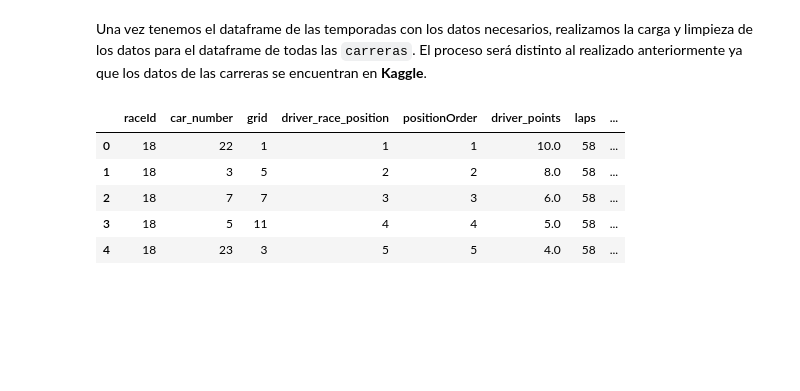
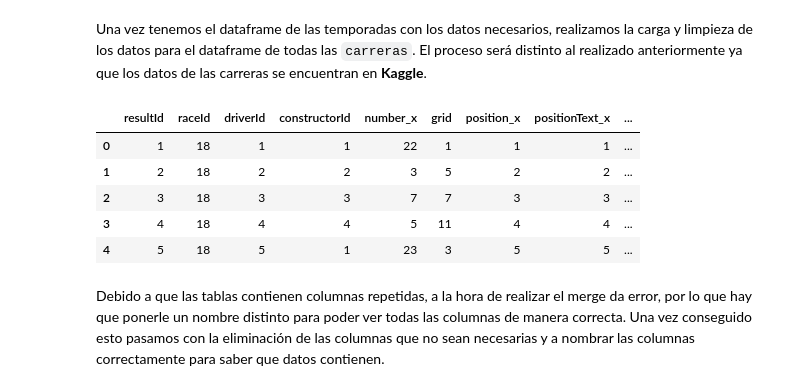
Before and after one commit to jacobo010/EDA_F1_Analysis, a Jupyter notebook: src/notebooks/limpieza_datos.ipynb, the cells around one changed output. Saved outputs shown, nothing was run; the diff lists cells and outputs as text; code cells hidden in the pictures; blank space fills up the shorter version.

Commit message:
carga y limpieza de los datos

```diff
--- a/src/notebooks/limpieza_datos.ipynb
+++ b/src/notebooks/limpieza_datos.ipynb
@@ -159,52 +231,40 @@ if 'constructorId' in constructors.columns:
 if 'constructorId' in constructor_results.columns:
     df_combinado = pd.merge(df_combinado, constructor_results, on=['raceId', 'constructorId'], how='left')
 
 if 'constructorId' in constructor_standings.columns:
     df_combinado = pd.merge(df_combinado, constructor_standings, on=['raceId', 'constructorId'], how='left')
 
 if 'raceId' in qualifying.columns and 'driverId' in qualifying.columns:
     df_combinado = pd.merge(df_combinado, qualifying, on=['raceId', 'driverId'], how='left', suffixes=('', '_qualifying'))
 
 df_combinado = df_combinado.loc[:, ~df_combinado.columns.str.endswith('_qualifying')]
 
 if 'raceId' in driver_standings.columns and 'driverId' in driver_standings.columns:
     df_combinado = pd.merge(df_combinado, driver_standings, on=['raceId', 'driverId'], how='left', suffixes=('', '_driver_standings'))
 
 # Eliminar las columnas duplicadas si ya existen en el DataFrame
 df_combinado = df_combinado.loc[:, ~df_combinado.columns.str.endswith('_driver_standings')]
 
 if 'year' in seasons.columns:
     df_combinado = pd.merge(df_combinado, seasons, on='year', how='left', suffixes=('', '_seasons'))
 
     df_combinado = df_combinado.loc[:, ~df_combinado.columns.str.endswith('_seasons')]
 
 if 'statusId' in status.columns:
     df_combinado = pd.merge(df_combinado, status, on='statusId', how='left')
 
 # Eliminación de duplicados.
 df_combinado = df_combinado.drop_duplicates()
 pd.set_option("display.max_columns", None)
 
-# Eliminar colunmas que no nos interesan.
-df_combinado.drop(columns=["url_x","url_y","url","quali_date","quali_time","sprint_date","sprint_time",
-                          "name_y","surname","fp1_date","fp1_time","fp2_date","fp2_time",
-                          "fp3_date","fp3_time","milliseconds","time_y","positionText_x","number_y",
-                          "positionText_y","driverId","qualifyId","number","statusId","resultId","constructorId",
-                          "positionText","rank","driverStandingsId","status_x","constructorResultsId",
-                          "constructorStandingsId","position","circuitId"], inplace = True)
-
-# Renombrar columnas para entenderlas.
-df_combinado.rename(columns={"nationality_y":"team_nation","nationality_x":"driver_nation","constructorRef":"team",
-                            "date":"race_date","name_x":"grand_prix_name","time_x":"driver_race_time",
-                            "position_x":"driver_race_position","number_x":"car_number","points_x":"driver_points",
-                            "wins":"team_wins","points_y":"team_points","position_y":"team_position",
-                            "status_y":"driver_race_status","points":"total_points"}, inplace=True)
-
-df_combinado.head()
+df_combinado.head(5)
 # %% [output]
-|  | raceId | car_number | grid | driver_race_position | positionOrder | driver_points | laps | ... |
-| 0 | 18 | 22 | 1 | 1 | 1 | 10.0 | 58 | ... |
-| 1 | 18 | 3 | 5 | 2 | 2 | 8.0 | 58 | ... |
-| 2 | 18 | 7 | 7 | 3 | 3 | 6.0 | 58 | ... |
-| 3 | 18 | 5 | 11 | 4 | 4 | 5.0 | 58 | ... |
-| 4 | 18 | 23 | 3 | 5 | 5 | 4.0 | 58 | ... |
+|  | resultId | raceId | driverId | constructorId | number_x | grid | position_x | positionText_x | ... |
+| 0 | 1 | 18 | 1 | 1 | 22 | 1 | 1 | 1 | ... |
+| 1 | 2 | 18 | 2 | 2 | 3 | 5 | 2 | 2 | ... |
+| 2 | 3 | 18 | 3 | 3 | 7 | 7 | 3 | 3 | ... |
+| 3 | 4 | 18 | 4 | 4 | 5 | 11 | 4 | 4 | ... |
+| 4 | 5 | 18 | 5 | 1 | 23 | 3 | 5 | 5 | ... |
+# %% [markdown]
+Debido a que las tablas contienen columnas repetidas, a la hora de realizar el merge da error, por lo que hay que ponerle un nombre distinto para poder ver todas las columnas de manera correcta.
+Una vez conseguido esto pasamos con la eliminación de las columnas que no sean necesarias y a nombrar las columnas correctamente para saber que datos contienen.
```
Also changed, not shown: parts of 9 cells of this notebook.
